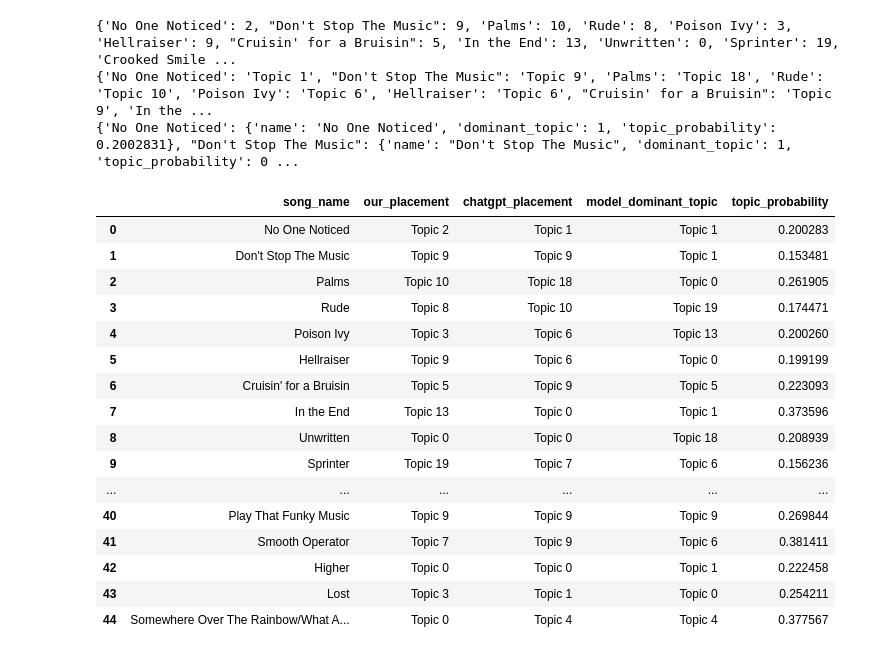
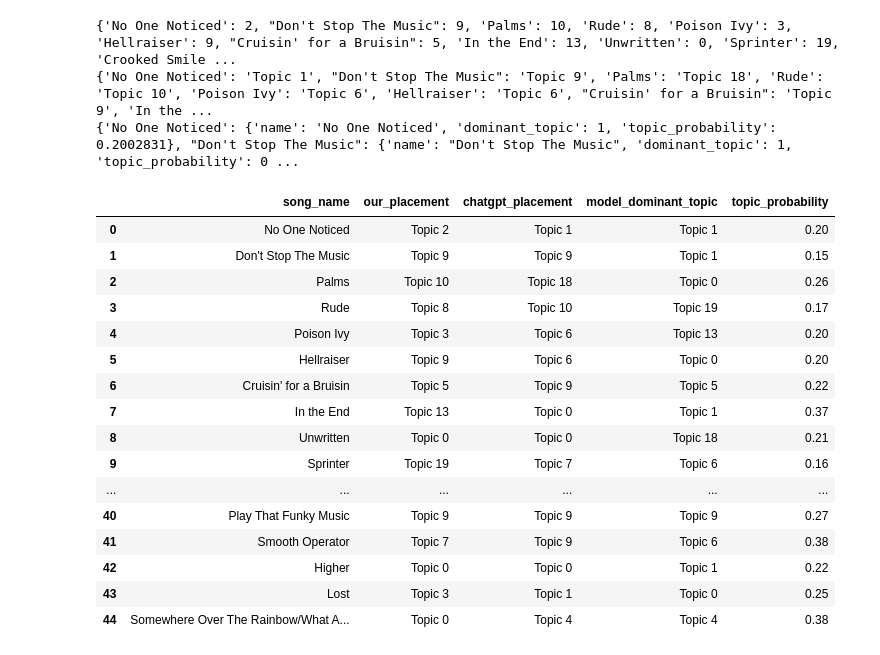
Before and after one commit to ugoanyaegbunam/nlp_final, a Jupyter notebook: model_ugo.ipynb, the cells around one changed output. Cells and saved outputs as stored; diff of their text form; code cells hidden in the pictures.

```diff
--- a/model_ugo.ipynb
+++ b/model_ugo.ipynb
@@ -607,22 +593,23 @@ print(model_to_topic)
 {'No One Noticed': 'Topic 1', "Don't Stop The Music": 'Topic 9', 'Palms': 'Topic 18', 'Rude': 'Topic 10', 'Poison Ivy': 'Topic 6', 'Hellraiser': 'Topic 6', "Cruisin' for a Bruisin": 'Topic 9', 'In the ...
 {'No One Noticed': {'name': 'No One Noticed', 'dominant_topic': 1, 'topic_probability': 0.2002831}, "Don't Stop The Music": {'name': "Don't Stop The Music", 'dominant_topic': 1, 'topic_probability': 0 ...
 # %%
+df = df.round(2)
 df.head(45)
 # %% [output]
 |  | song_name | our_placement | chatgpt_placement | model_dominant_topic | topic_probability |
-| 0 | No One Noticed | Topic 2 | Topic 1 | Topic 1 | 0.200283 |
-| 1 | Don't Stop The Music | Topic 9 | Topic 9 | Topic 1 | 0.153481 |
-| 2 | Palms | Topic 10 | Topic 18 | Topic 0 | 0.261905 |
-| 3 | Rude | Topic 8 | Topic 10 | Topic 19 | 0.174471 |
-| 4 | Poison Ivy | Topic 3 | Topic 6 | Topic 13 | 0.200260 |
-| 5 | Hellraiser | Topic 9 | Topic 6 | Topic 0 | 0.199199 |
-| 6 | Cruisin' for a Bruisin | Topic 5 | Topic 9 | Topic 5 | 0.223093 |
-| 7 | In the End | Topic 13 | Topic 0 | Topic 1 | 0.373596 |
-| 8 | Unwritten | Topic 0 | Topic 0 | Topic 18 | 0.208939 |
-| 9 | Sprinter | Topic 19 | Topic 7 | Topic 6 | 0.156236 |
+| 0 | No One Noticed | Topic 2 | Topic 1 | Topic 1 | 0.20 |
+| 1 | Don't Stop The Music | Topic 9 | Topic 9 | Topic 1 | 0.15 |
+| 2 | Palms | Topic 10 | Topic 18 | Topic 0 | 0.26 |
+| 3 | Rude | Topic 8 | Topic 10 | Topic 19 | 0.17 |
+| 4 | Poison Ivy | Topic 3 | Topic 6 | Topic 13 | 0.20 |
+| 5 | Hellraiser | Topic 9 | Topic 6 | Topic 0 | 0.20 |
+| 6 | Cruisin' for a Bruisin | Topic 5 | Topic 9 | Topic 5 | 0.22 |
+| 7 | In the End | Topic 13 | Topic 0 | Topic 1 | 0.37 |
+| 8 | Unwritten | Topic 0 | Topic 0 | Topic 18 | 0.21 |
+| 9 | Sprinter | Topic 19 | Topic 7 | Topic 6 | 0.16 |
 | ... | ... | ... | ... | ... | ... |
-| 40 | Play That Funky Music | Topic 9 | Topic 9 | Topic 9 | 0.269844 |
-| 41 | Smooth Operator | Topic 7 | Topic 9 | Topic 6 | 0.381411 |
-| 42 | Higher | Topic 0 | Topic 0 | Topic 1 | 0.222458 |
-| 43 | Lost | Topic 3 | Topic 1 | Topic 0 | 0.254211 |
-| 44 | Somewhere Over The Rainbow/What A... | Topic 0 | Topic 4 | Topic 4 | 0.377567 |
+| 40 | Play That Funky Music | Topic 9 | Topic 9 | Topic 9 | 0.27 |
+| 41 | Smooth Operator | Topic 7 | Topic 9 | Topic 6 | 0.38 |
+| 42 | Higher | Topic 0 | Topic 0 | Topic 1 | 0.22 |
+| 43 | Lost | Topic 3 | Topic 1 | Topic 0 | 0.25 |
+| 44 | Somewhere Over The Rainbow/What A... | Topic 0 | Topic 4 | Topic 4 | 0.38 |
```
Also changed, not shown: parts of 3 cells of this notebook.
